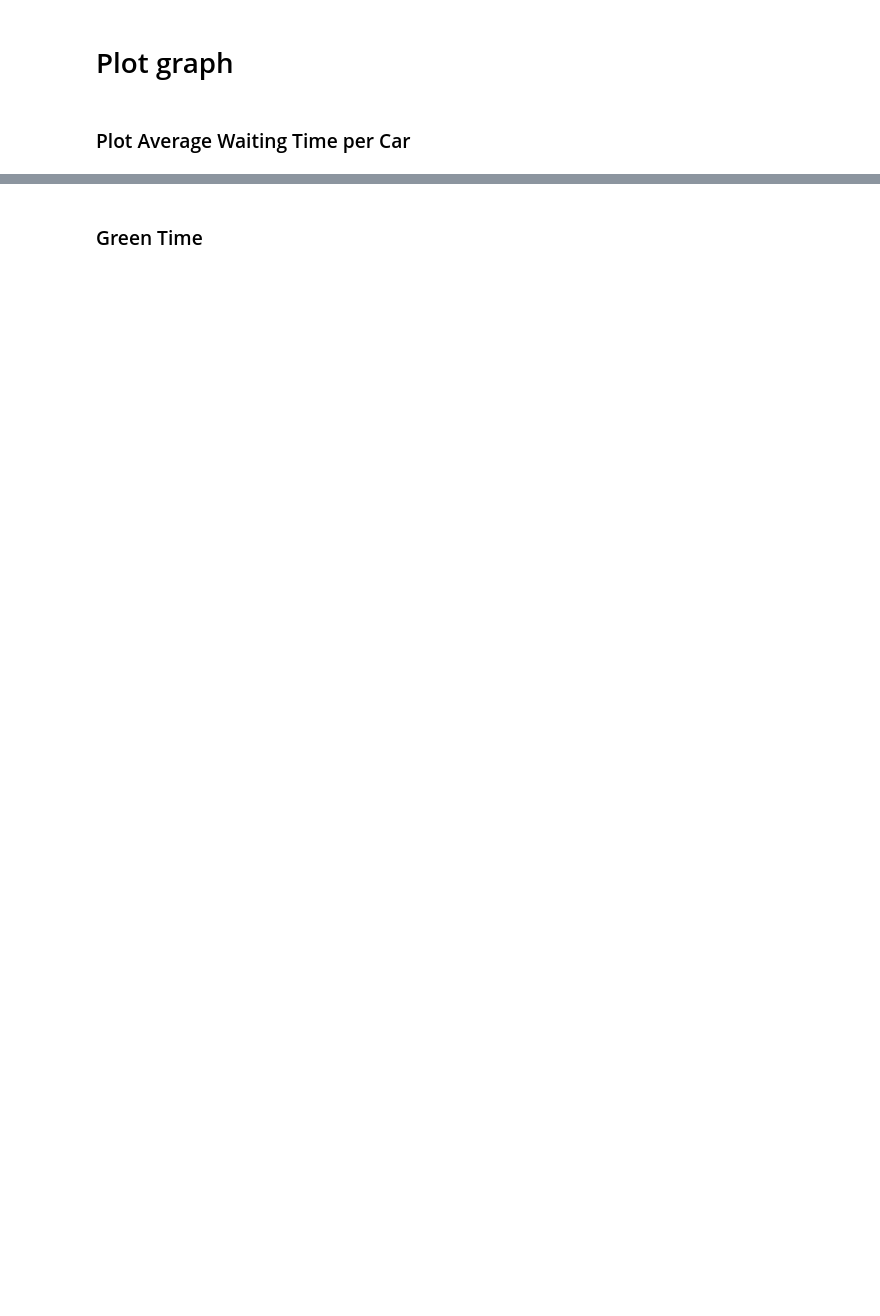
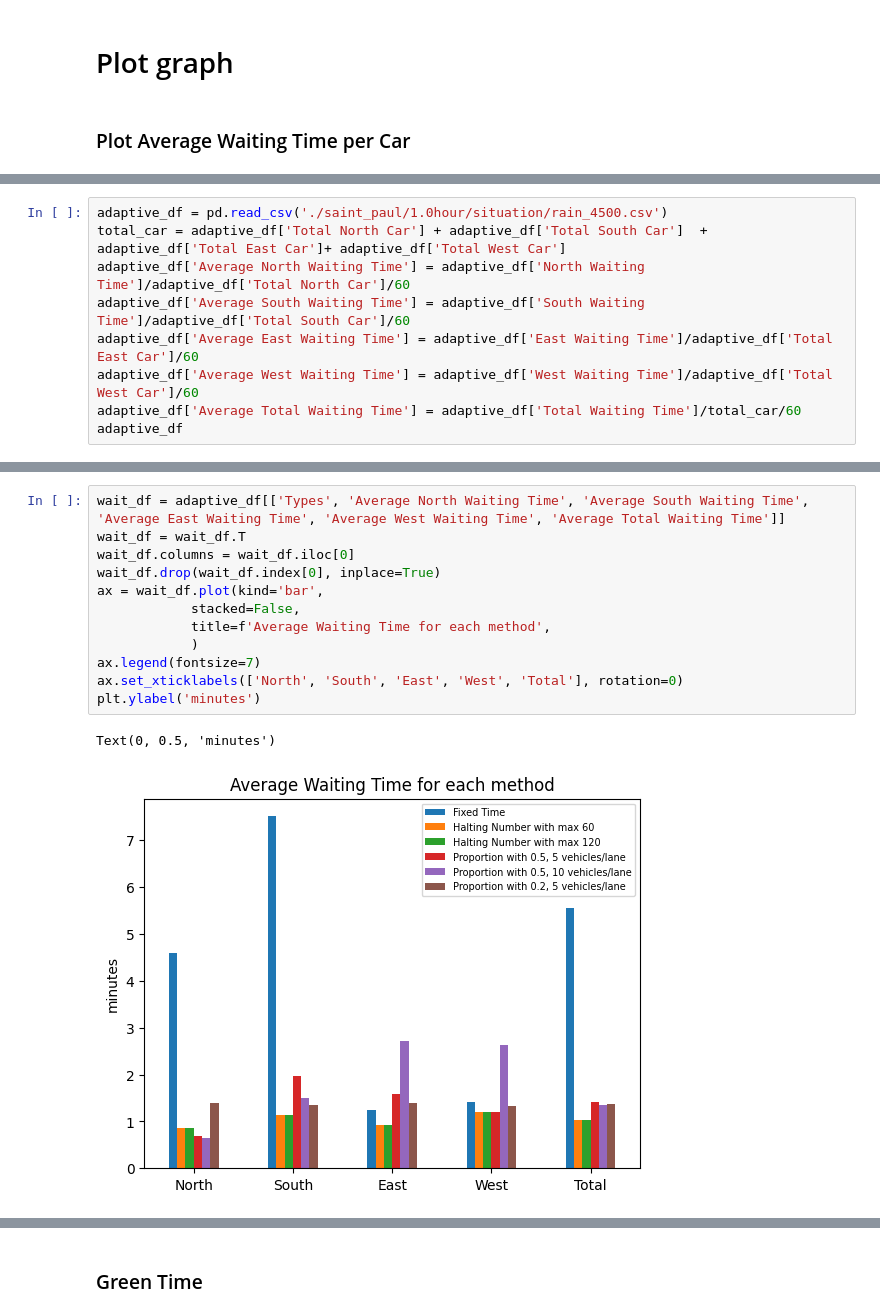
Before and after one commit to giftnichakul/deeprl-traffic-control, a Jupyter notebook: adaptive_control.ipynb, the cells around one changed output, grey strips where cells are left out. Saved outputs shown, nothing was run; the diff lists cells and outputs as text; blank space fills up the shorter version.

```diff
--- a/adaptive_control.ipynb
+++ b/adaptive_control.ipynb
@@ -383,0 +404,9 @@ plt.show()
+# %%
+adaptive_df = pd.read_csv('./saint_paul/1.0hour/situation/rain_4500.csv')
+total_car = adaptive_df['Total North Car'] + adaptive_df['Total South Car']  + adaptive_df['Total East Car']+ adaptive_df['Total West Car']
+adaptive_df['Average North Waiting Time'] = adaptive_df['North Waiting Time']/adaptive_df['Total North Car']/60
+adaptive_df['Average South Waiting Time'] = adaptive_df['South Waiting Time']/adaptive_df['Total South Car']/60
+adaptive_df['Average East Waiting Time'] = adaptive_df['East Waiting Time']/adaptive_df['Total East Car']/60
+adaptive_df['Average West Waiting Time'] = adaptive_df['West Waiting Time']/adaptive_df['Total West Car']/60
+adaptive_df['Average Total Waiting Time'] = adaptive_df['Total Waiting Time']/total_car/60
+adaptive_df
@@ -383,0 +441,15 @@ plt.show()
+# %%
+wait_df = adaptive_df[['Types', 'Average North Waiting Time', 'Average South Waiting Time', 'Average East Waiting Time', 'Average West Waiting Time', 'Average Total Waiting Time']]
+wait_df = wait_df.T
+wait_df.columns = wait_df.iloc[0]
+wait_df.drop(wait_df.index[0], inplace=True)
+ax = wait_df.plot(kind='bar',
+            stacked=False,
+            title=f'Average Waiting Time for each method',
+            )
+ax.legend(fontsize=7)
+ax.set_xticklabels(['North', 'South', 'East', 'West', 'Total'], rotation=0)
+plt.ylabel('minutes')
+# %% [output]
+Text(0, 0.5, 'minutes')
+[figure, added]
```
Also changed, not shown: parts of 48 cells of this notebook, 31 other files.
